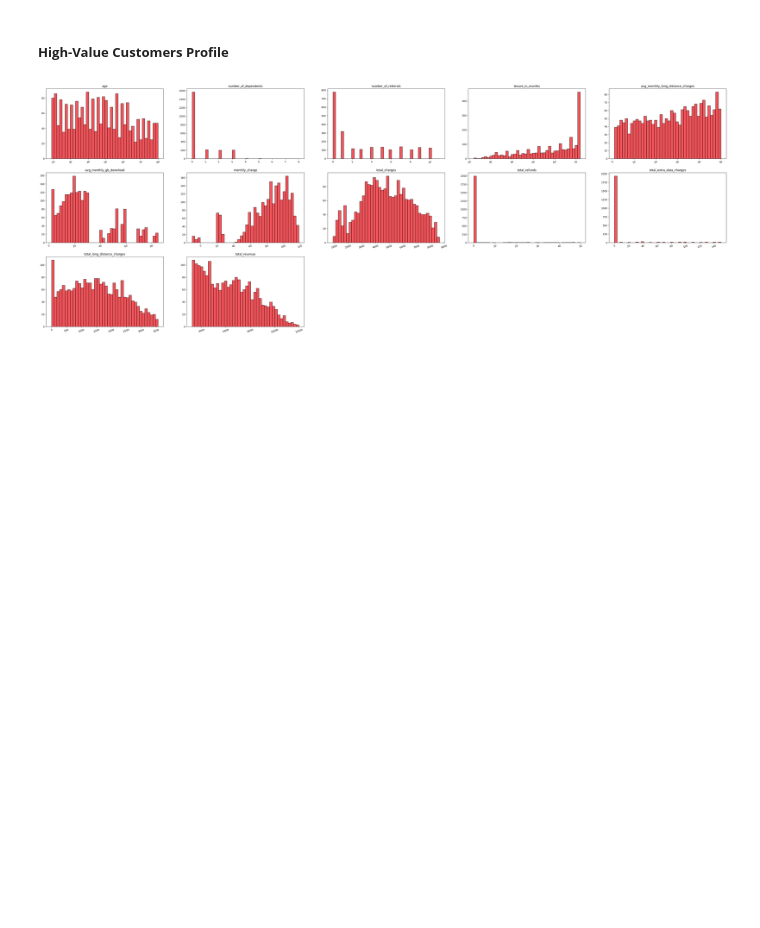
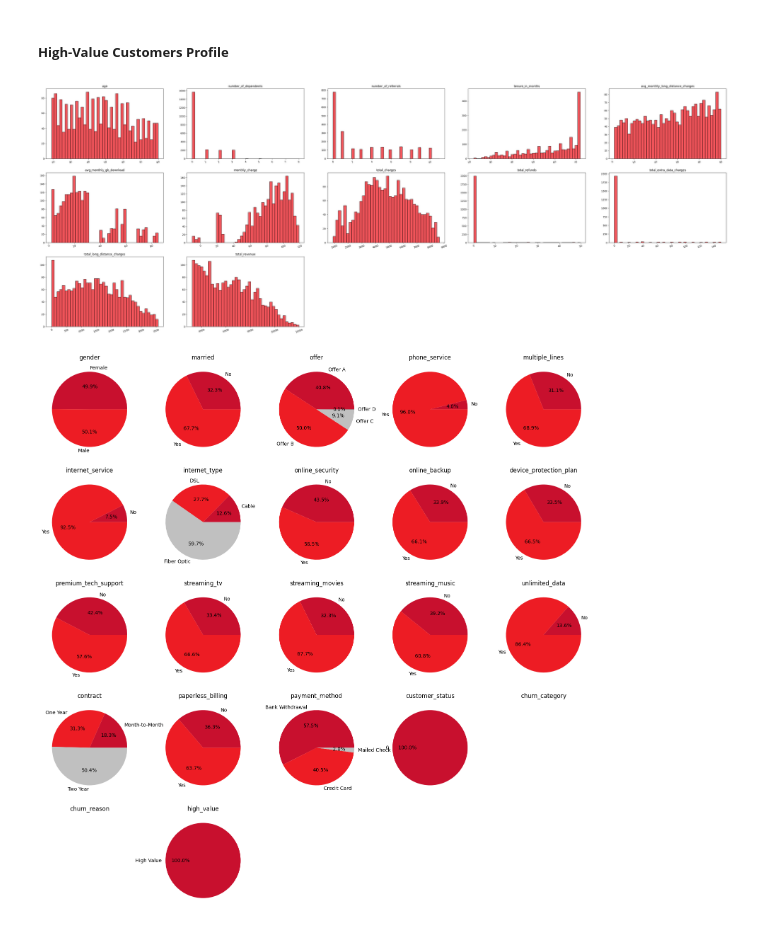
Before and after one commit to arduinto/TelcoChurn, a Jupyter notebook: ChurnTelco.ipynb, the cells around one changed output. Drawn from its saved outputs; the diff is of its cells as text; code cells hidden in the pictures; blank space fills up the shorter version.

```diff
--- a/ChurnTelco.ipynb
+++ b/ChurnTelco.ipynb
@@ -129,7 +129,7 @@ fig = plt.figure(figsize=(50,30))
 i = 1
 for c in dfc_cat.columns:
     plt.subplot(5,5,i)
-    ax = sns.lineplot(data=dfc_cat, x=dfc_cat[c], y=dfc_cat['customer_status'], linewidth=4, markers='o', ci=None, color='#ED1C24')
+    ax = sns.lineplot(data=dfc_cat, x=dfc_cat[c], y=dfc_cat['customer_status'], linewidth=4, markers='o', ci=None, color='#ED1C24', )
     ax.set(xlabel=None, ylabel=None)
     plt.title(str(c), loc='center')
     plt.ylim(0,1)
@@ -206,3 +206,18 @@ for n in _.columns:
     i += 1
 # %% [output]
 [figure]
+# %%
+cat = [cname for cname in df_high_value.columns if df_high_value[cname].nunique() < 10 and df_high_value[cname].dtype == 'object']
+_ = df_high_value[cat]
+
+fig = plt.figure(figsize=(20,20))
+
+i = 1
+for c in _.columns:
+    plt.subplot(5,5,i)
+    ax = df_high_value.groupby([c]).size().plot(kind='pie', autopct = '%.1f%%', colors = ['#C8102E', '#ED1C24', '#C0C0C0', '#3B4248'])
+    ax.set(xlabel=None, ylabel=None)
+    plt.title(str(c), loc='center')
+    i += 1
+# %% [output]
+[figure, added]
```
Also changed, not shown: parts of 8 cells of this notebook, 3 other files.
